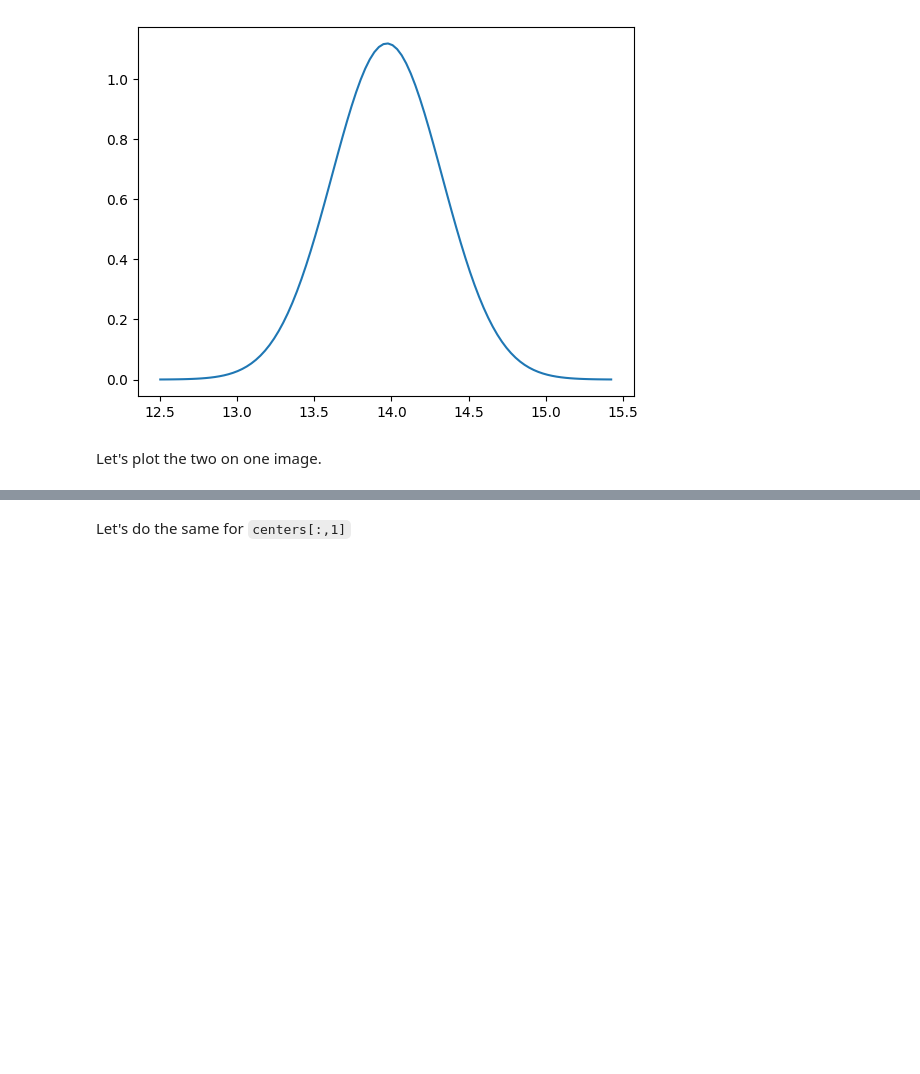
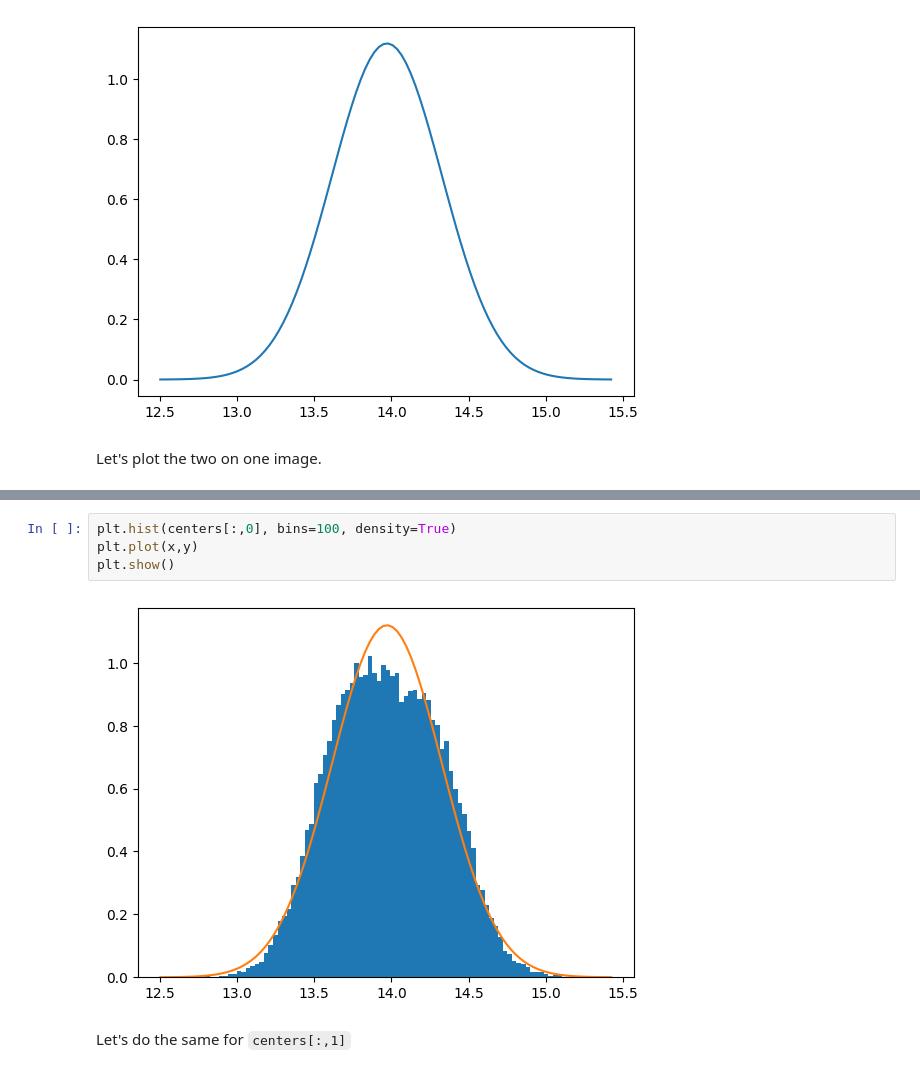
Before and after one commit to dmika1234/ml_uwr_22, a Jupyter notebook: Assignments/Assignment2.ipynb, the cells around one changed output, grey strips where cells are left out. Cells and saved outputs as stored; diff of their text form; blank space fills up the shorter version.

```diff
--- a/Assignments/Assignment2.ipynb
+++ b/Assignments/Assignment2.ipynb
@@ -169,2 +164,8 @@ Let's plot the two on one image.
+# %%
+plt.hist(centers[:,0], bins=100, density=True)
+plt.plot(x,y)
+plt.show()
+# %% [output]
+[figure, added]
 # %% [markdown]
 Let's do the same for `centers[:,1]`
```
Also changed, not shown: parts of 13 cells of this notebook.
